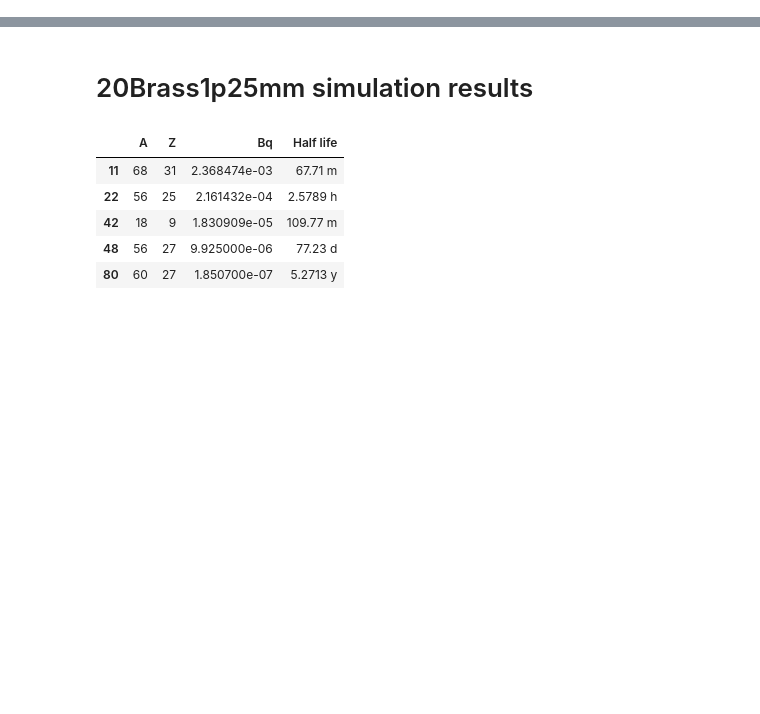
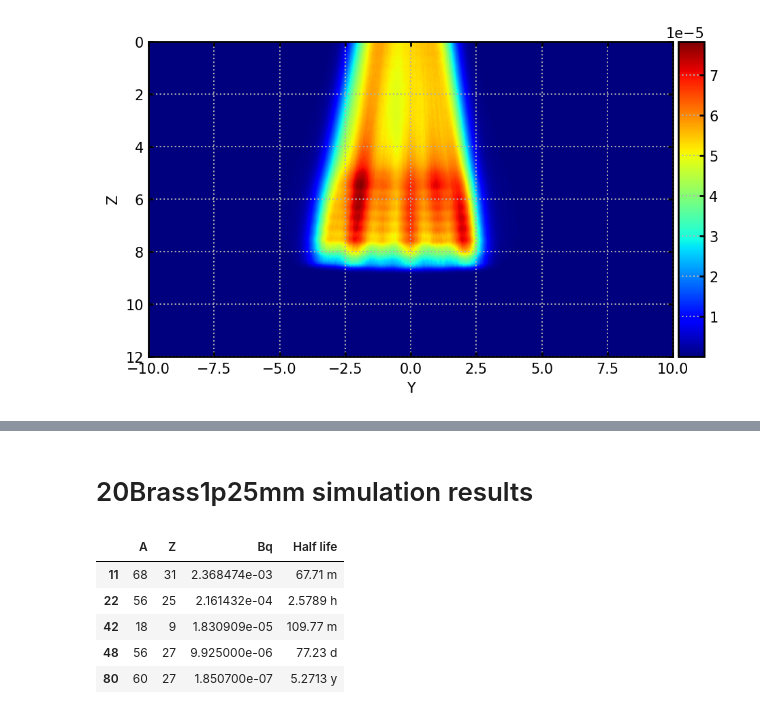
Before and after one commit to sewerininc/fluka_simulations, a Jupyter notebook: python_notebook/first test.ipynb, the cells around one changed output, grey strips where cells are left out. Drawn from its saved outputs; the diff is of its cells as text; code cells hidden in the pictures; blank space fills up the shorter version.

```diff
--- a/python_notebook/first test.ipynb
+++ b/python_notebook/first test.ipynb
@@ -70,14 +73,6 @@ cool_times_dict = {
     "cool20": 600, "cool30": 0
 }
 # %%
-def load_dat_file(path: str, columns: list):
-    data = np.loadtxt(path)
-    columns.append("Unc")
-    columns.append("Value")
-    df = pd.DataFrame(data=data, columns=columns)
-    return df
-
-
 def get_df_tab(path: str) -> [pd.DataFrame, pd.DataFrame]:
     df = pd.read_csv(path)
     cool_time = cool_times_dict[df.iloc[0, 0].replace(" ", "")]
@@ -342,4 +337,38 @@ def plot_branch(A, Z):
     nuc.plot()
     plt.show()
     return
+
+
+def load_dat_file(path: str, columns: list):
+    data = np.loadtxt(path)
+    columns.append("Unc")
+    columns.append("Value")
+    df = pd.DataFrame(data=data, columns=columns)
+    return df
+
+
+def plotter_treat(path, dims, swap_dims=False, ylim=None, xlim=None):
+    xs = 1
+    ys = 0
+    if swap_dims:
+        xs = 0
+        ys = 1
+    df = load_dat_file(path, dims)
+    data = pd.pivot_table(df, index=dims[0], columns=dims[1], values="Unc")
+    fig, ax = plt.subplots(figsize=(8,4))
+    im = ax.imshow(data, extent=[df[dims[xs]].min(), df[dims[xs]].max(), df[dims[ys]].max(), df[dims[ys]].min()], cmap="jet")
+    ax.set_xlabel(dims[0])
+    ax.set_ylabel(dims[1])
+    if ylim is not None:
+        ax.set_ylim(ylim)
+    if xlim is not None:
+        ax.set_xlim(xlim)
+    ax.set_aspect('equal', adjustable='box')
+    ax.autoscale(enable=None, axis="x", tight=True)
+    ax.autoscale(enable=None, axis="y", tight=True)
+
+    divider = make_axes_locatable(ax)
+    cax = divider.append_axes("right", size="5%", pad=0.05)
+    fig.colorbar(im, cax=cax)
+    return
 # %% [markdown]
@@ -375,0 +384,4 @@ plt.show()
+# %%
+plotter_treat(treatmentplan_no_grid[2], ["Y", "Z"], swap_dims=False)
+# %% [output]
+[figure, added]
```
Also changed, not shown: parts of 14 cells of this notebook, 6 other files.
